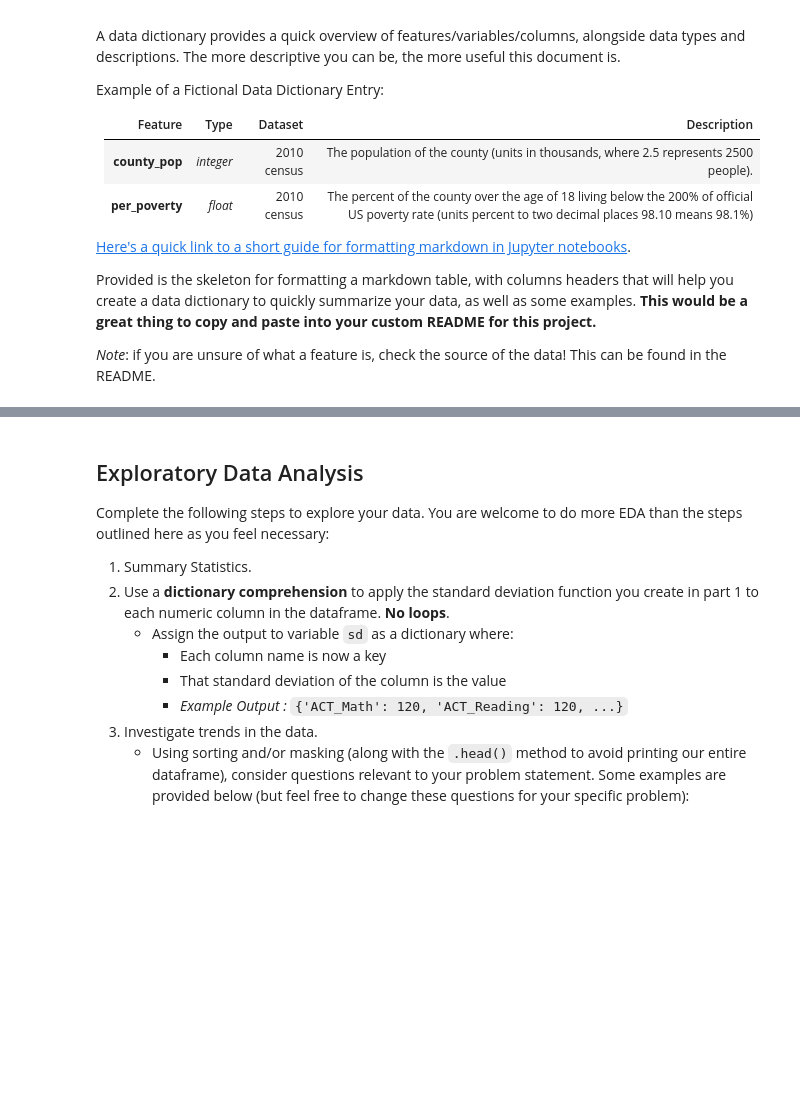
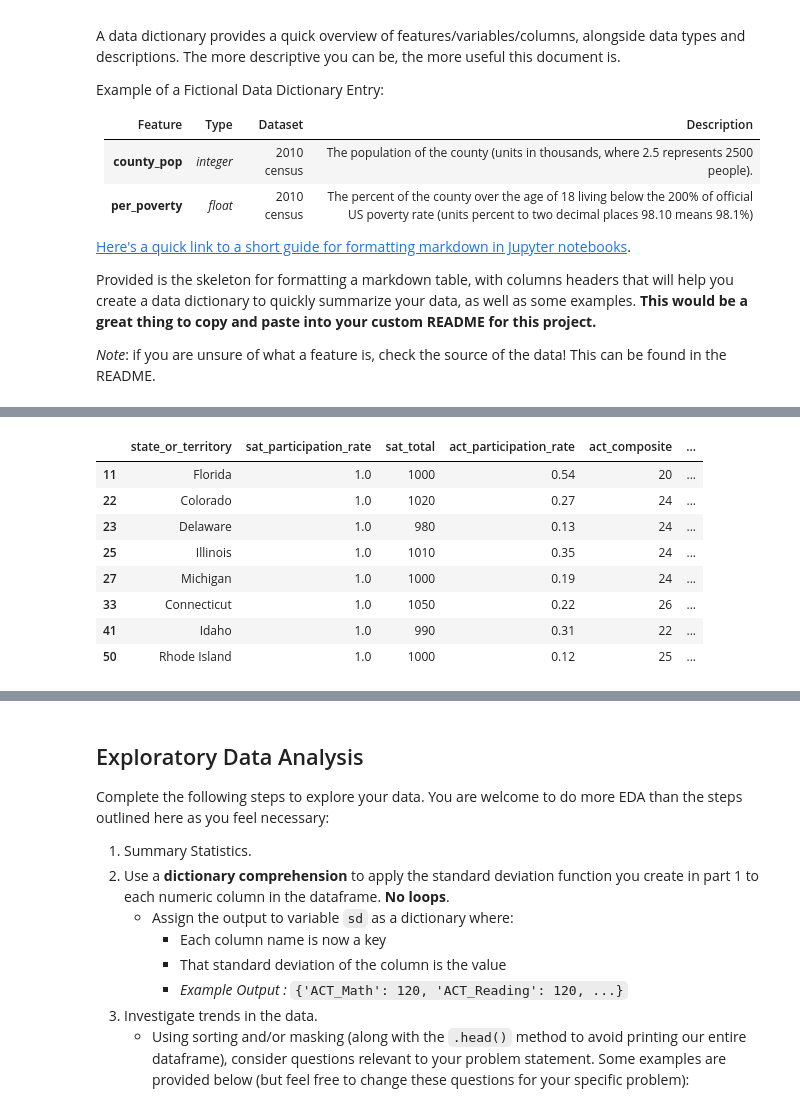
Before and after one commit to lmdunn/actsat, a Jupyter notebook: code/loren-starter-code.ipynb, the cells around one changed output, grey strips where cells are left out. Saved outputs shown, nothing was run; the diff lists cells and outputs as text; code cells hidden in the pictures; blank space fills up the shorter version.

```diff
--- a/code/loren-starter-code.ipynb
+++ b/code/loren-starter-code.ipynb
@@ -1221,0 +1507,12 @@ Provided is the skeleton for formatting a markdown table, with columns headers t
+# %%
+act_sat_2019_df[act_sat_2019_df['sat_participation_rate'] == 1]
+# %% [output]
+|  | state_or_territory | sat_participation_rate | sat_total | act_participation_rate | act_composite | ... |
+| 11 | Florida | 1.0 | 1000 | 0.54 | 20 | ... |
+| 22 | Colorado | 1.0 | 1020 | 0.27 | 24 | ... |
+| 23 | Delaware | 1.0 | 980 | 0.13 | 24 | ... |
+| 25 | Illinois | 1.0 | 1010 | 0.35 | 24 | ... |
+| 27 | Michigan | 1.0 | 1000 | 0.19 | 24 | ... |
+| 33 | Connecticut | 1.0 | 1050 | 0.22 | 26 | ... |
+| 41 | Idaho | 1.0 | 990 | 0.31 | 22 | ... |
+| 50 | Rhode Island | 1.0 | 1000 | 0.12 | 25 | ... |
```
Also changed, not shown: parts of 76 cells of this notebook, 2 other files.
